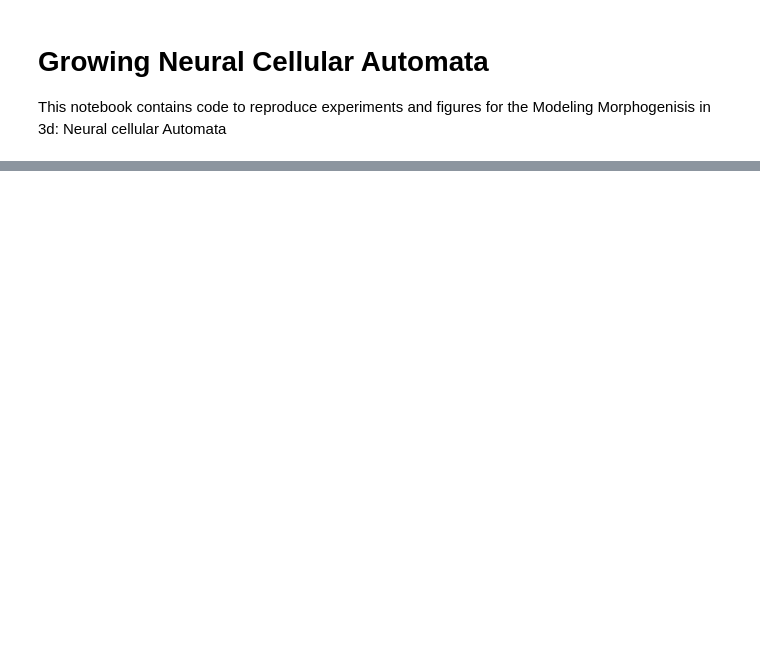
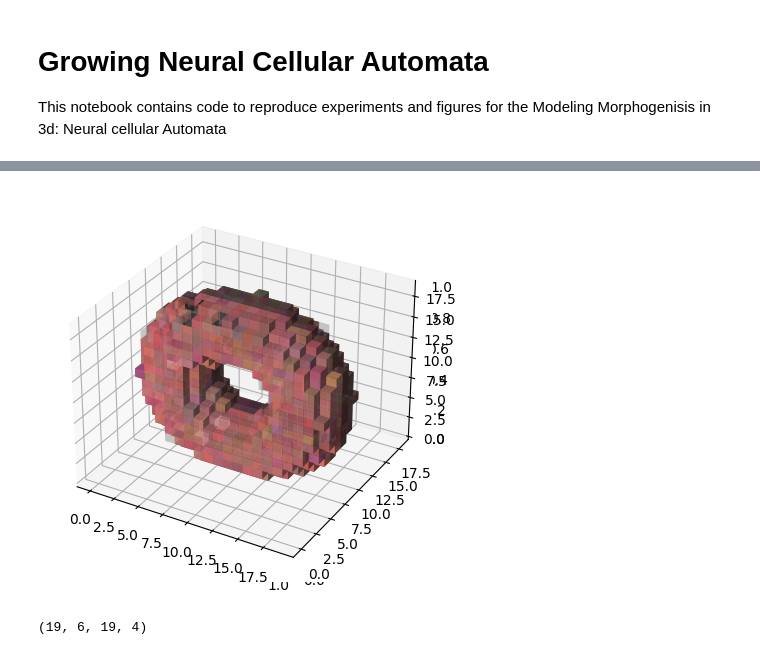
Before and after one commit to Aadityaza/3d-Growing-neural-cellular-automata, a Jupyter notebook: Color NCA3D.ipynb, the cells around one changed output, grey strips where cells are left out. Cells and saved outputs as stored; diff of their text form; code cells hidden in the pictures; blank space fills up the shorter version.

```diff
--- a/Color NCA3D.ipynb
+++ b/Color NCA3D.ipynb
@@ -522,0 +392,29 @@ clip.write_videofile("growth.mp4")
+# %%
+#@title Final structure generated {vertical-output:true}
+fig = plt.figure(figsize=(5,5))
+ax=fig.add_subplot(projection='3d')
+temp = x[0][...,:4]
+max_v=np.max(temp)
+temp = np.where(temp < 0, 0, temp)
+temp=temp/max_v
+z_resized = np.pad(temp[...,3], (((max_dim-SIZE_X)//2,(max_dim-SIZE_X)//2), ((max_dim-SIZE_Y)//2,(max_dim-SIZE_Y)//2), ((max_dim-SIZE_Z)//2,(max_dim-SIZE_Z)//2)), mode='constant')
+r_resized = (np.pad(temp[...,0], (((max_dim-SIZE_X)//2,(max_dim-SIZE_X)//2), ((max_dim-SIZE_Y)//2,(max_dim-SIZE_Y)//2), ((max_dim-SIZE_Z)//2,(max_dim-SIZE_Z)//2)), mode='constant'))
+g_resized = (np.pad(temp[...,1], (((max_dim-SIZE_X)//2,(max_dim-SIZE_X)//2), ((max_dim-SIZE_Y)//2,(max_dim-SIZE_Y)//2), ((max_dim-SIZE_Z)//2,(max_dim-SIZE_Z)//2)), mode='constant'))
+b_resized = (np.pad(temp[...,2], (((max_dim-SIZE_X)//2,(max_dim-SIZE_X)//2), ((max_dim-SIZE_Y)//2,(max_dim-SIZE_Y)//2), ((max_dim-SIZE_Z)//2,(max_dim-SIZE_Z)//2)), mode='constant'))
+
+obj=np.stack((r_resized,g_resized,b_resized,z_resized),axis=-1)
+
+ax=fig.add_subplot(projection='3d')
+xx = np.where(z_resized < 0.1, 0, z_resized)
+if flag:
+  ax.voxels(xx, facecolors=obj[...,:4])
+else:
+  ax.voxels(xx, facecolors=FACE_COLOR)
+
+
+plt.show()
+plt.close()
+print(target.shape)
+# %% [output]
+[figure, added]
+(19, 6, 19, 4)
```
Also changed, not shown: parts of 55 cells of this notebook.
